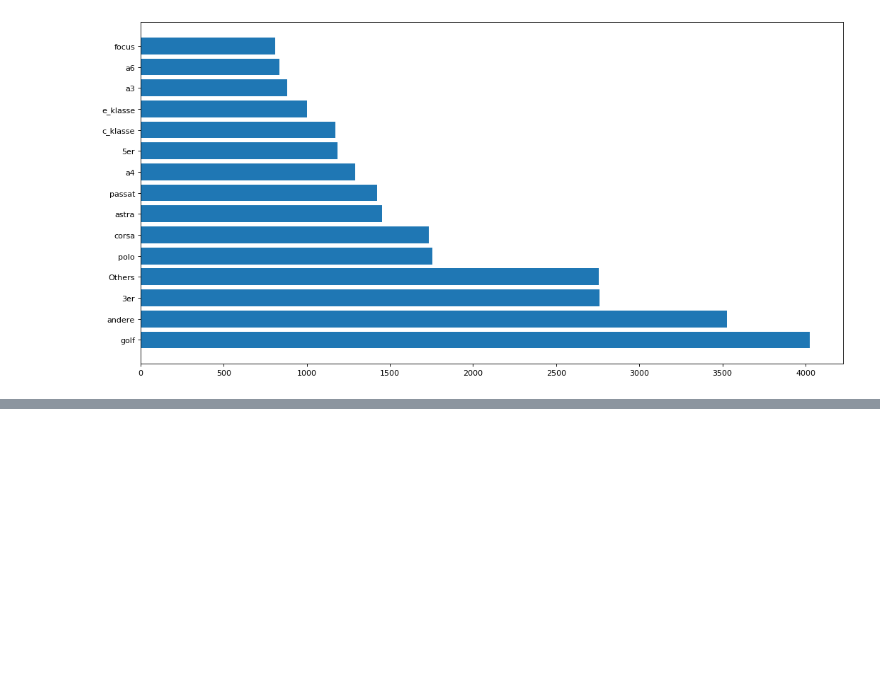
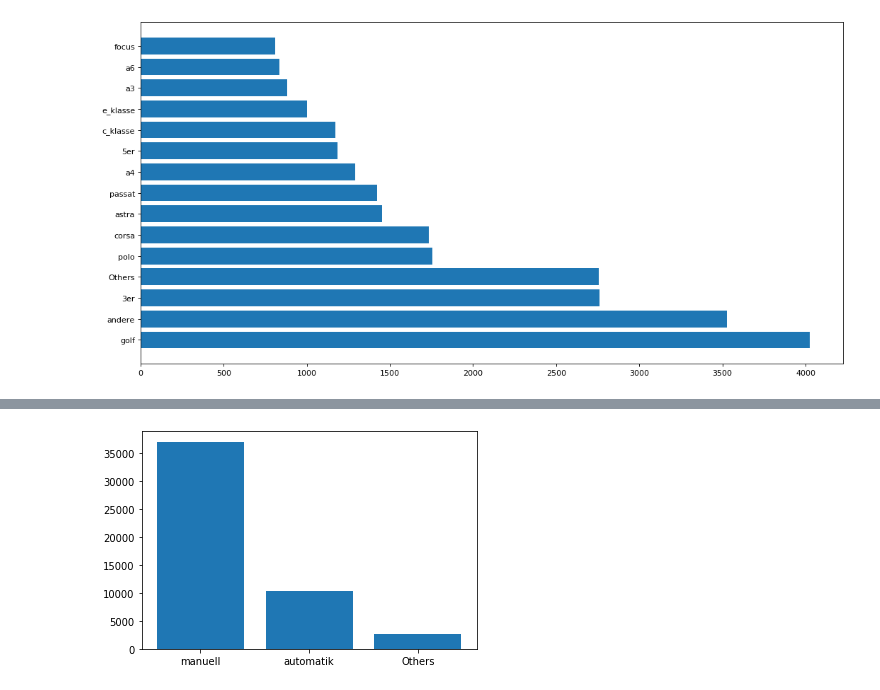
Before and after one commit to ndangalasinh/dataquest_exploring_ebay_car_sales, a Jupyter notebook: dataquest_exploring_ebay_car_sales.ipynb, the cells around one changed output, grey strips where cells are left out. Cells and saved outputs as stored; diff of their text form; code cells hidden in the pictures; blank space fills up the shorter version.

```diff
--- a/dataquest_exploring_ebay_car_sales.ipynb
+++ b/dataquest_exploring_ebay_car_sales.ipynb
@@ -294,0 +301,6 @@ end - start
+# %%
+x, y = zip(*gearbox_type) # unpack a list of pairs into two tuples
+plt.bar(x,y)
+plt.show()
+# %% [output]
+[figure, added]
```
Also changed, not shown: parts of 15 cells of this notebook.
